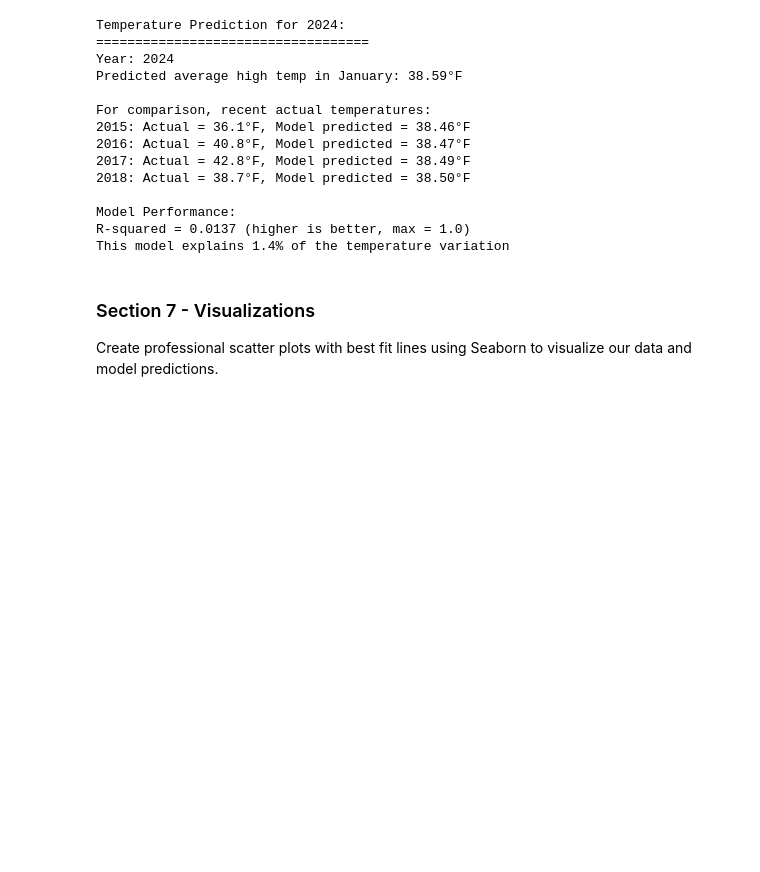
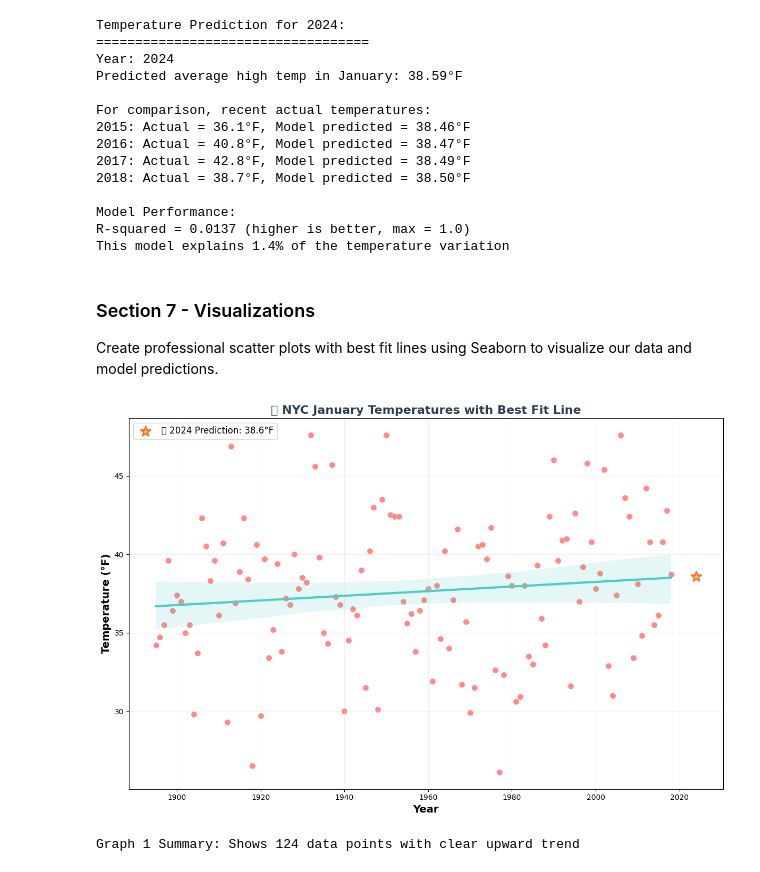
Before and after one commit to ksteele3712/datafun-07_ml, a Jupyter notebook: kristinesteele_ml.ipynb, the cells around one changed output. Cells and saved outputs as stored; diff of their text form; code cells hidden in the pictures; blank space fills up the shorter version.

```diff
--- a/kristinesteele_ml.ipynb
+++ b/kristinesteele_ml.ipynb
@@ -465,3 +465,24 @@ This model explains 1.4% of the temperature variation
 ### Section 7 - Visualizations
 
 Create professional scatter plots with best fit lines using Seaborn to visualize our data and model predictions.
+# %%
+# Graph 1: Main scatter plot with regression line using Seaborn
+plt.figure(figsize=(12, 8))
+sns.scatterplot(data=nyc_df, x='Year', y='Temperature', alpha=0.8, s=70, color='#FF6B6B')  # Vibrant coral red
+sns.regplot(data=nyc_df, x='Year', y='Temperature', scatter=False, color='#4ECDC4', line_kws={'linewidth': 3})  # Bright teal
+plt.title('🌡️ NYC January Temperatures with Best Fit Line', fontsize=16, fontweight='bold', color='#2C3E50')
+plt.xlabel('Year', fontsize=14, fontweight='bold')
+plt.ylabel('Temperature (°F)', fontsize=14, fontweight='bold')
+plt.grid(True, alpha=0.3, color='lightgray')
+
+# Add prediction point for 2024 - using proper matplotlib star marker
+plt.scatter(prediction_year, predicted_temp_2024, color='#FFD93D', s=200, marker='*',
+           label=f'🎯 2024 Prediction: {predicted_temp_2024:.1f}°F', zorder=5, edgecolors='#FF6B35', linewidth=2)  # Bright yellow star
+plt.legend(fontsize=12)
+plt.tight_layout()
+plt.show()
+
+print(f"Graph 1 Summary: Shows {len(nyc_df)} data points with clear upward trend")
+# %% [output]
+[figure, added]
+Graph 1 Summary: Shows 124 data points with clear upward trend
```
Also changed, not shown: parts of 18 cells of this notebook, 1 other file.
